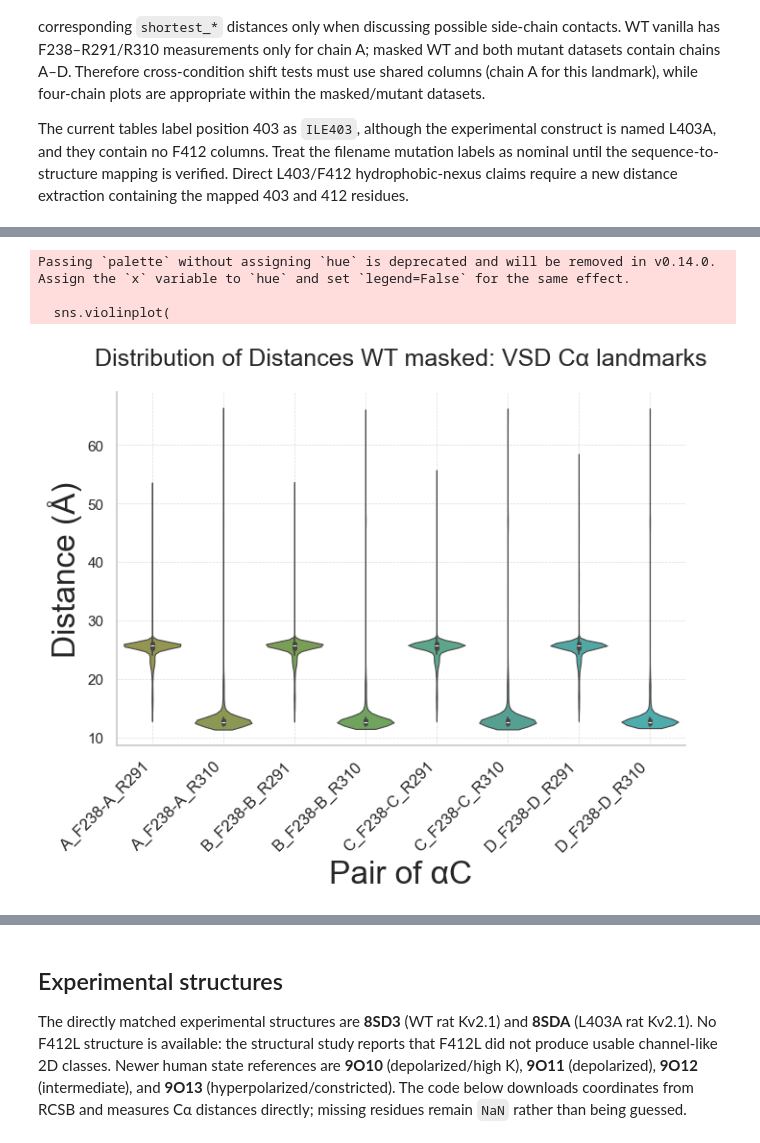
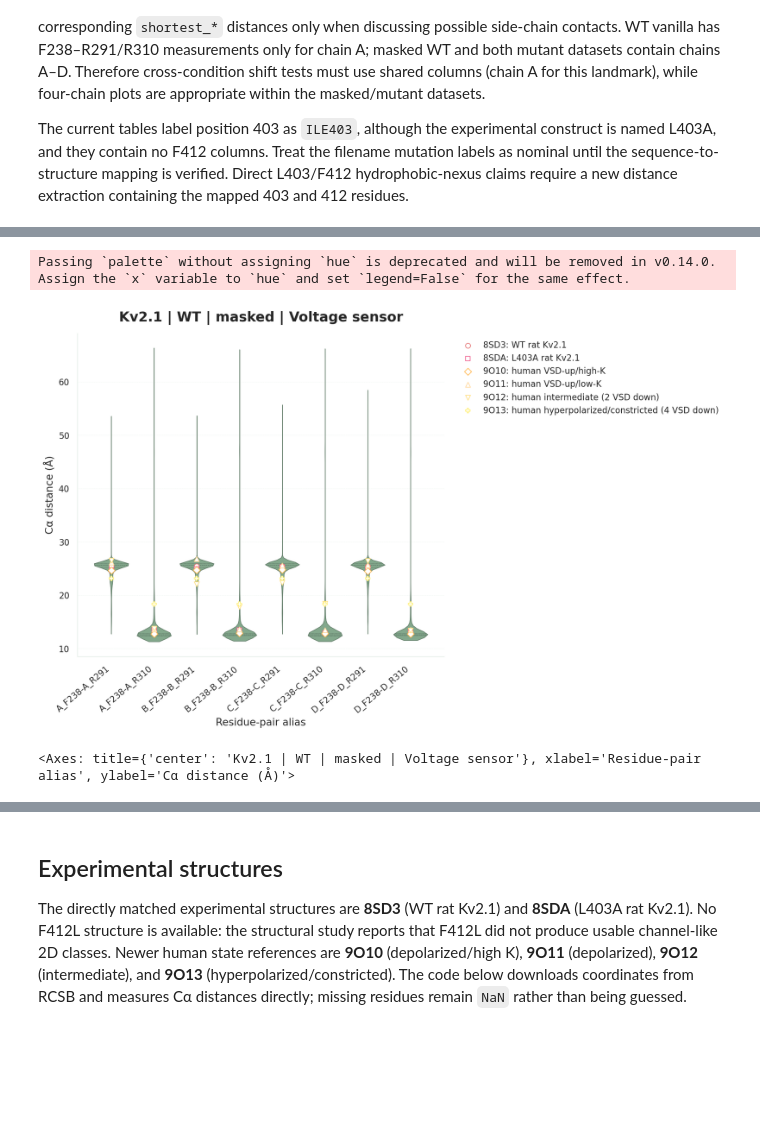
Before and after one commit to adrishg/vgci_mutants, a Jupyter notebook: kv21/Kv21_distanceDistribution_vsExperimental.ipynb, the cells around one changed output, grey strips where cells are left out. Saved outputs shown, nothing was run; the diff lists cells and outputs as text; code cells hidden in the pictures; blank space fills up the shorter version.

```diff
--- a/kv21/Kv21_distanceDistribution_vsExperimental.ipynb
+++ b/kv21/Kv21_distanceDistribution_vsExperimental.ipynb
@@ -281,34 +714,33 @@ Passing `palette` without assigning `hue` is deprecated and will be removed in v
 # %%
 # Gating charges vs the aromatic middle in S2
 alias_dict = {
     'A_F238-A_R291': 'CA_CA_A_ARG291_CA-A_PHE238_CA',
     'A_F238-A_R310': 'CA_CA_A_ARG310_CA-A_PHE238_CA',
     'B_F238-B_R291': 'CA_CA_B_ARG291_CA-B_PHE238_CA',
     'B_F238-B_R310': 'CA_CA_B_ARG310_CA-B_PHE238_CA',####
     'C_F238-C_R291': 'CA_CA_C_ARG291_CA-C_PHE238_CA',
     'C_F238-C_R310': 'CA_CA_C_ARG310_CA-C_PHE238_CA',
     'D_F238-D_R291': 'CA_CA_D_ARG291_CA-D_PHE238_CA',
     'D_F238-D_R310': 'CA_CA_D_ARG310_CA-D_PHE238_CA',
     #'F1278-R1390': 'CA_ARG1279_CA-PHE1167_CA',
 }
 
 # Optional list of custom colors for the violin plots
 custom_colors = ['#9fa046','#92a348', '#7aaa48','#6aae52', '#4fb38c','#4aac99','#43b5b1','#3ebbbd']
 
 # Experimental distances to overlay (multiple datasets with lists for each alias)
-exp_distances_list = []  # Pending Kv2.1-specific measurements
+exp_distances_list, dataset_labels, experimental_colors = experimental_overlay("voltage_sensor")
 
 # Labels for the datasets
-dataset_labels = []  # Pending Kv2.1-specific experimental structures
+# dataset_labels populated by experimental_overlay above
 
 # Custom colors for each PDB dataset
 pdb_colors = ['#AC5336', '#D77614','#F99E09','#AC5336','#AB524D','#6BD0A3','#50C878','#88D499']
 
 # WT vanilla contains these intrachain measurements only for chain A.
 # WT masked contains A-D, so use it for the four-protomer state overview.
-plot_distances_by_alias_violin(df_wt_masked, alias_dict, exp_distances_list=exp_distances_list, title_custom_add='WT masked: VSD Cα landmarks', colors=custom_colors, fig_width=7, fig_height=6, dataset_labels=dataset_labels, pdb_colors=None)
+plot_distances_by_alias_violin(df_wt_masked, alias_dict, exp_distances_list=exp_distances_list, title_custom_add='Kv2.1 | WT | masked | Voltage sensor', colors=[KV21_PALETTE['WT_HM']] * len(alias_dict), fig_width=10.5, fig_height=8.0, dataset_labels=dataset_labels, pdb_colors=experimental_colors)
 # %% [output]
 Passing `palette` without assigning `hue` is deprecated and will be removed in v0.14.0. Assign the `x` variable to `hue` and set `legend=False` for the same effect.
-
-  sns.violinplot(
-[figure, old version]
+[figure, new version]
+<Axes: title={'center': 'Kv2.1 | WT | masked | Voltage sensor'}, xlabel='Residue-pair alias', ylabel='Cα distance (Å)'>
```
Also changed, not shown: parts of 31 cells of this notebook, 9 other files.
